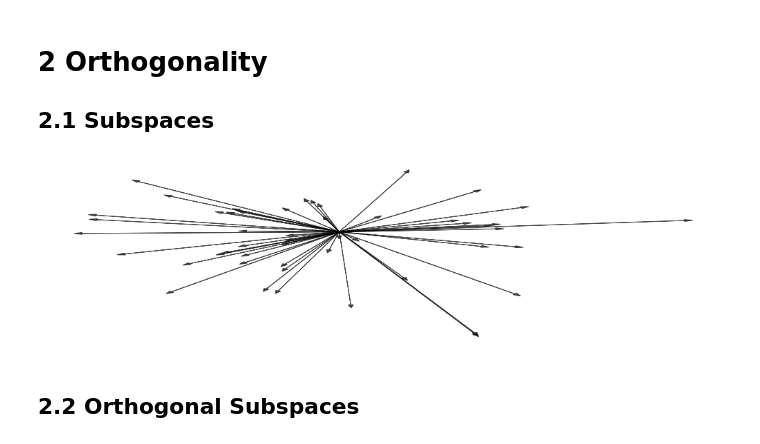
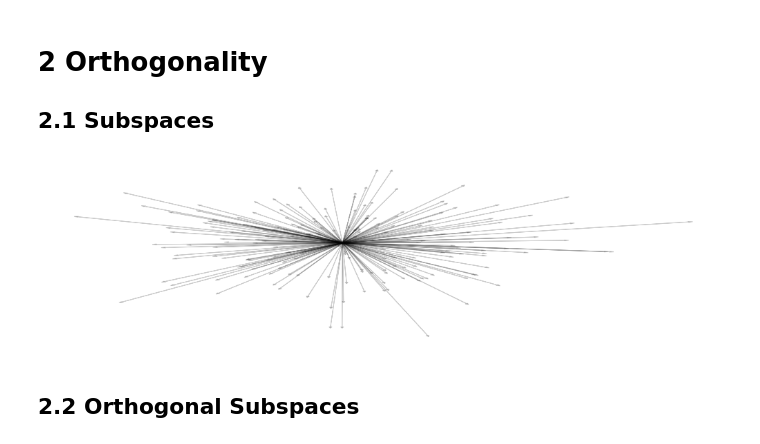
Before and after one commit to UBCMath/MATH307, a Jupyter notebook: img/images.ipynb, the cells around one changed output. Cells and saved outputs as stored; diff of their text form; code cells hidden in the pictures.

```diff
--- a/img/images.ipynb
+++ b/img/images.ipynb
@@ -298,14 +298,14 @@ plt.show()
 ## 2.1 Subspaces
 # %%
 plt.figure(figsize=(14,4))
-for _ in range(0,50):
-    plt.arrow(0,0,np.random.randn(),np.random.randn(),head_width=0.05,alpha=0.7,color='k')
+for _ in range(0,200):
+    plt.arrow(0,0,np.random.randn(),np.random.randn(),width=0.0001,head_width=0.03,alpha=0.2,color='k')
 plt.axis(False)
 plt.tight_layout()
 plt.savefig('02_01_01.png',dpi=300)
 plt.show()
 # %% [output]
-[figure, old version]
+[figure, new version]
 # %% [markdown]
 ## 2.2 Orthogonal Subspaces
 # %%
```
Also changed, not shown: parts of 3 cells of this notebook, 6 other files.
